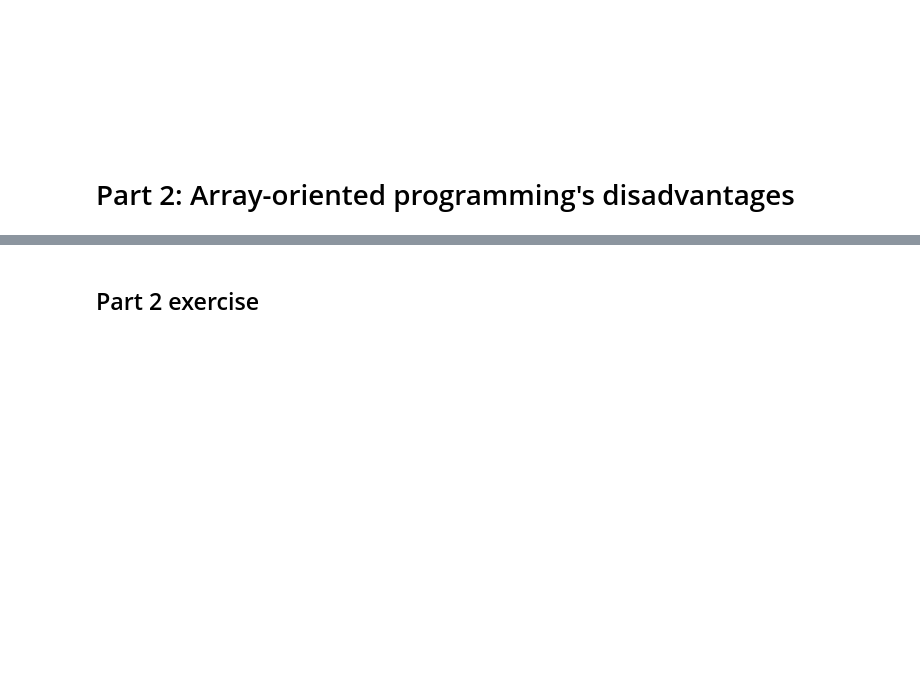
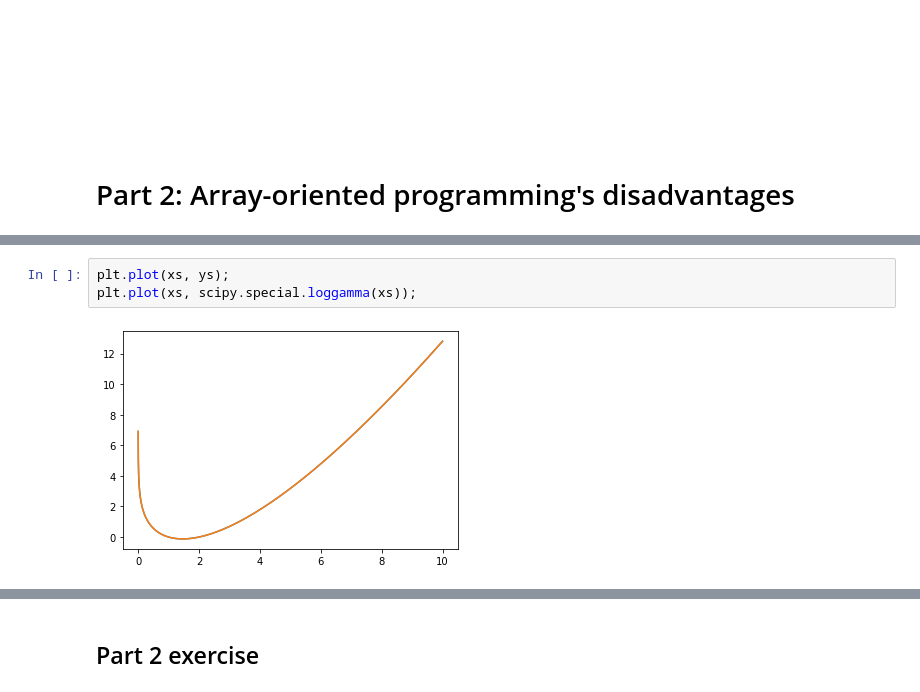
Before and after one commit to jpivarski-talks/2022-07-11-scipy-loopy-tutorial, a Jupyter notebook: narrative.ipynb, the cells around one changed output, grey strips where cells are left out. Cells and saved outputs as stored; diff of their text form; blank space fills up the shorter version.

```diff
--- a/narrative.ipynb
+++ b/narrative.ipynb
@@ -357,0 +402,5 @@ Go to [exercises/exercise-1.ipynb](exercises/exercise-1.ipynb) now!
+# %%
+plt.plot(xs, ys);
+plt.plot(xs, scipy.special.loggamma(xs));
+# %% [output]
+[figure, added]
```
Also changed, not shown: parts of 73 cells of this notebook, 1 other file.
